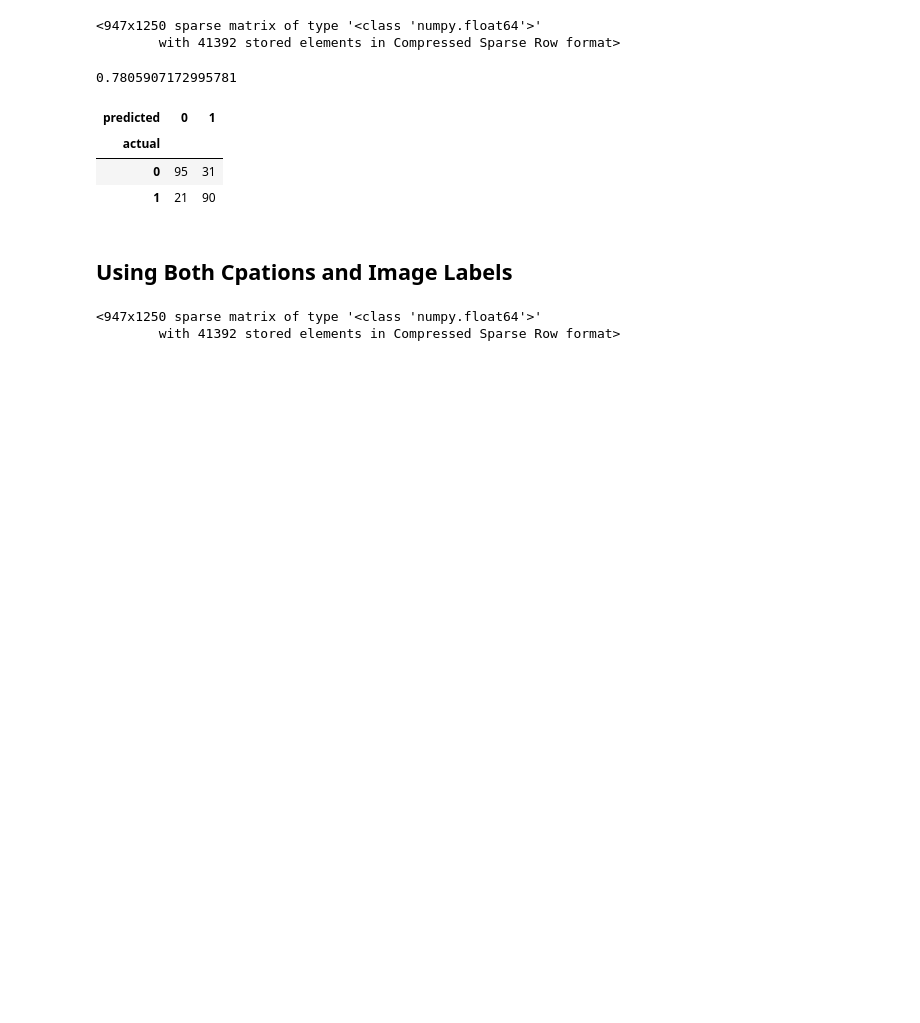
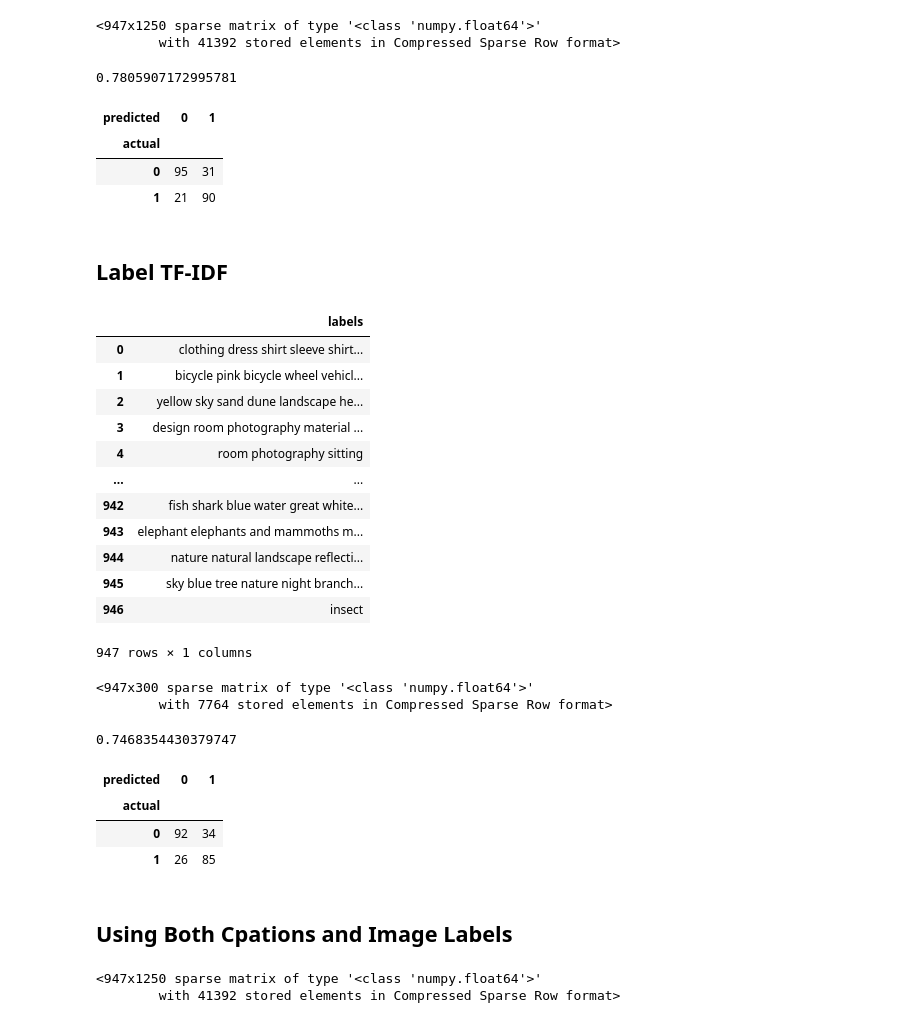
Before and after one commit to chenson2018/Text-Analysis-Class, a Jupyter notebook: Assignment 2/Load Pickle.ipynb, the cells around one changed output. Saved outputs shown, nothing was run; the diff lists cells and outputs as text; code cells hidden in the pictures; blank space fills up the shorter version.

```diff
--- a/Assignment 2/Load Pickle.ipynb
+++ b/Assignment 2/Load Pickle.ipynb
@@ -185,3 +185,23 @@ pd.crosstab(confusion.actual, confusion.predicted)
 | actual |  |  |
 | 0 | 95 | 31 |
 | 1 | 21 | 90 |
+# %% [markdown]
+## Label TF-IDF
+# %%
+label_string = pd.DataFrame(post_info.labels.map(lambda x: ' '.join(x)))
+label_string.labels = label_string.labels.str.lower()
+label_string
+# %% [output]
+|  | labels |
+| 0 | clothing dress shirt sleeve shirt... |
+| 1 | bicycle pink bicycle wheel vehicl... |
+| 2 | yellow sky sand dune landscape he... |
+| 3 | design room photography material ... |
+| 4 | room photography sitting |
+| ... | ... |
+| 942 | fish shark blue water great white... |
+| 943 | elephant elephants and mammoths m... |
+| 944 | nature natural landscape reflecti... |
+| 945 | sky blue tree nature night branch... |
+| 946 | insect |
+947 rows × 1 columns
@@ -188,3 +218,28 @@ pd.crosstab(confusion.actual, confusion.predicted)
+# %%
+label_tfidf_vector
+# %% [output]
+<947x300 sparse matrix of type '<class 'numpy.float64'>'
+        with 7764 stored elements in Compressed Sparse Row format>
+# %%
+X = label_tfidf_vector
+
+x_train, x_test, y_train, y_test = train_test_split(X, y, test_size=0.25, random_state=0)
+log_reg = LogisticRegression()
+log_reg.fit(x_train, y_train)
+
+log_reg.score(x_test, y_test)
+# %% [output]
+0.7468354430379747
+# %%
+predictions = log_reg.predict(x_test)
+
+confusion = pd.DataFrame(zip(y_test.engagement_binary, predictions), columns=['actual', 'predicted'])
+pd.crosstab(confusion.actual, confusion.predicted)
+# %% [output]
+| predicted | 0 | 1 |
+| actual |  |  |
+| 0 | 92 | 34 |
+| 1 | 26 | 85 |
 # %% [markdown]
 ## Using Both Cpations and Image Labels
 # %%
```
Also changed, not shown: parts of 5 cells of this notebook.
